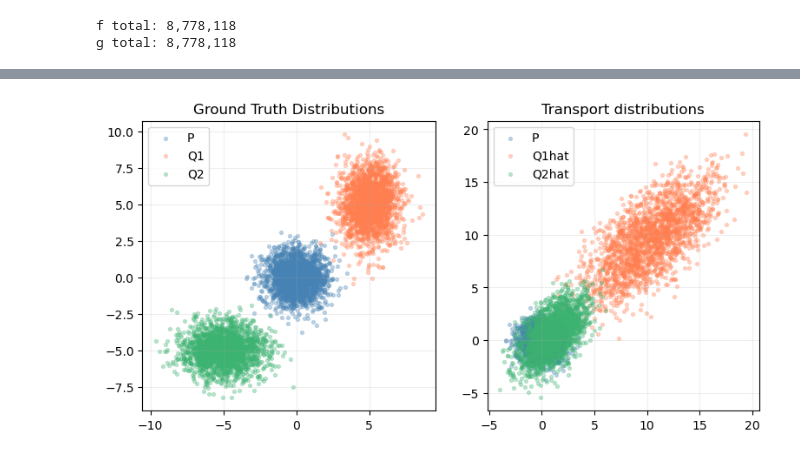
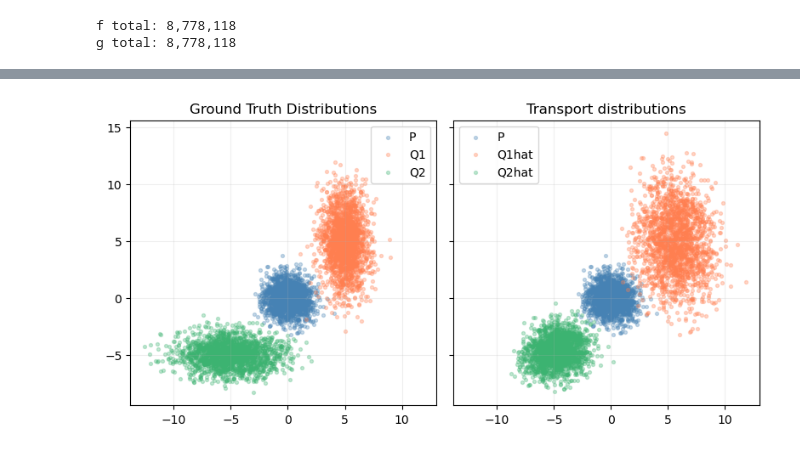
Before and after one commit to nathanieljevans/hypernet, a Jupyter notebook: notebooks/06_OPTIMAL_TRANSPORT.ipynb, the cells around one changed output, grey strips where cells are left out. Drawn from its saved outputs; the diff is of its cells as text; code cells hidden in the pictures.

```diff
--- a/notebooks/06_OPTIMAL_TRANSPORT.ipynb
+++ b/notebooks/06_OPTIMAL_TRANSPORT.ipynb
@@ -445,8 +445,8 @@ Now that we can perform OT with Hypernets(ICNNs), the next question is: Can we u
 N = 2000
 
 P = torch.distributions.MultivariateNormal(torch.tensor([0.,0.]), torch.tensor([[1.,0.], [0., 1.]]))
-Q1 = torch.distributions.MultivariateNormal(torch.tensor([5.,5.]), torch.tensor([[1.,0.], [0., 2.]]))
-Q2 = torch.distributions.MultivariateNormal(torch.tensor([-5.,-5.]), torch.tensor([[2.,0.], [0., 1.]]))
+Q1 = torch.distributions.MultivariateNormal(torch.tensor([5.,5.]), torch.tensor([[1.,0.], [0., 5.]]))
+Q2 = torch.distributions.MultivariateNormal(torch.tensor([-5.,-5.]), torch.tensor([[5.,0.], [0., 1.]]))
 
 
 P_data = P.sample((N,))
@@ -511,8 +520,8 @@ f total: 8,778,118
 g total: 8,778,118
 # %%
 B = 256
-iters = 250
-g_steps = 3
+iters = 400
+g_steps = 10
 print_every = 25
 n_samples = 100
 k_mmd = 1
@@ -566,7 +592,7 @@ for iter in range(1, iters + 1):
 # %%
 n_transport_samples = 1
 
-fig, axes = plt.subplots(1, 2, figsize=(8, 4), sharey=True)
+fig, axes = plt.subplots(1, 2, figsize=(8, 4), sharey=True, sharex=True)
 
 P_np = P_data.numpy()
 Q1_np = Q1_data.numpy()
@@ -575,31 +601,31 @@ Q2_np = Q2_data.numpy()
 sd1 = f.sample(C=C1)
 f_base.load_state_dict(sd1)
 Q1hat_np = x_to_y(f_base.cuda(), P_data.cuda().requires_grad_(True)).detach().cpu().numpy()
 
 sd2 = f.sample(C=C2)
 f_base.load_state_dict(sd2)
 Q2hat_np = x_to_y(f_base.cuda(), P_data.cuda().requires_grad_(True)).detach().cpu().numpy()
 
 # Ground truth distributions
 ax = axes[0]
 ax.scatter(P_np[:, 0], P_np[:, 1], c='steelblue', alpha=0.3, s=8, label='P')
 ax.scatter(Q1_np[:, 0], Q1_np[:, 1], c='coral', alpha=0.3, s=8, label='Q1')
 ax.scatter(Q2_np[:, 0], Q2_np[:, 1], c='mediumseagreen', alpha=0.3, s=8, label='Q2')
 ax.set_title('Ground Truth Distributions')
 ax.legend()
 ax.set_aspect('equal')
 ax.grid(True, alpha=0.2)
 
 ax = axes[1]
 ax.scatter(P_np[:, 0], P_np[:, 1], c='steelblue', alpha=0.3, s=8, label='P')
 ax.scatter(Q1hat_np[:, 0], Q1hat_np[:, 1], c='coral', alpha=0.3, s=8, label='Q1hat')
 ax.scatter(Q2hat_np[:, 0], Q2hat_np[:, 1], c='mediumseagreen', alpha=0.3, s=8, label='Q2hat')
 ax.set_title('Transport distributions')
 ax.legend()
 ax.set_aspect('equal')
 ax.grid(True, alpha=0.2)
 
 plt.tight_layout()
 plt.show()
 # %% [output]
-[figure, old version]
+[figure, new version]
```
Also changed, not shown: parts of 2 cells of this notebook.
